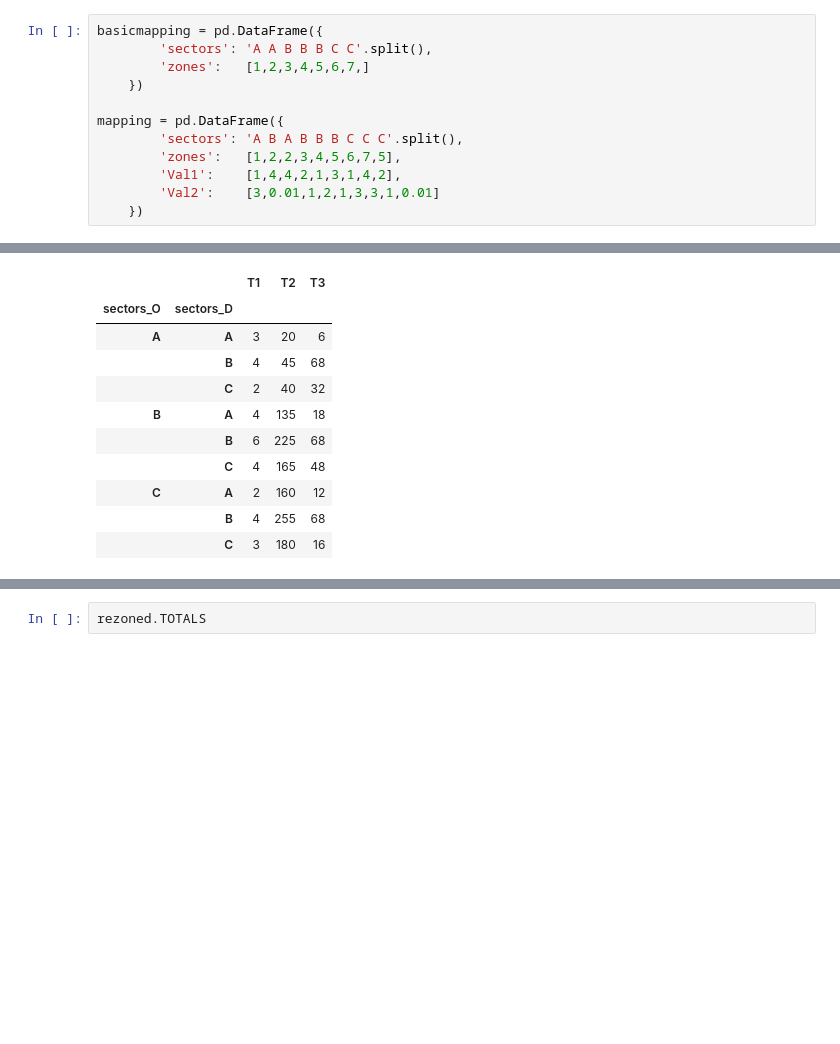
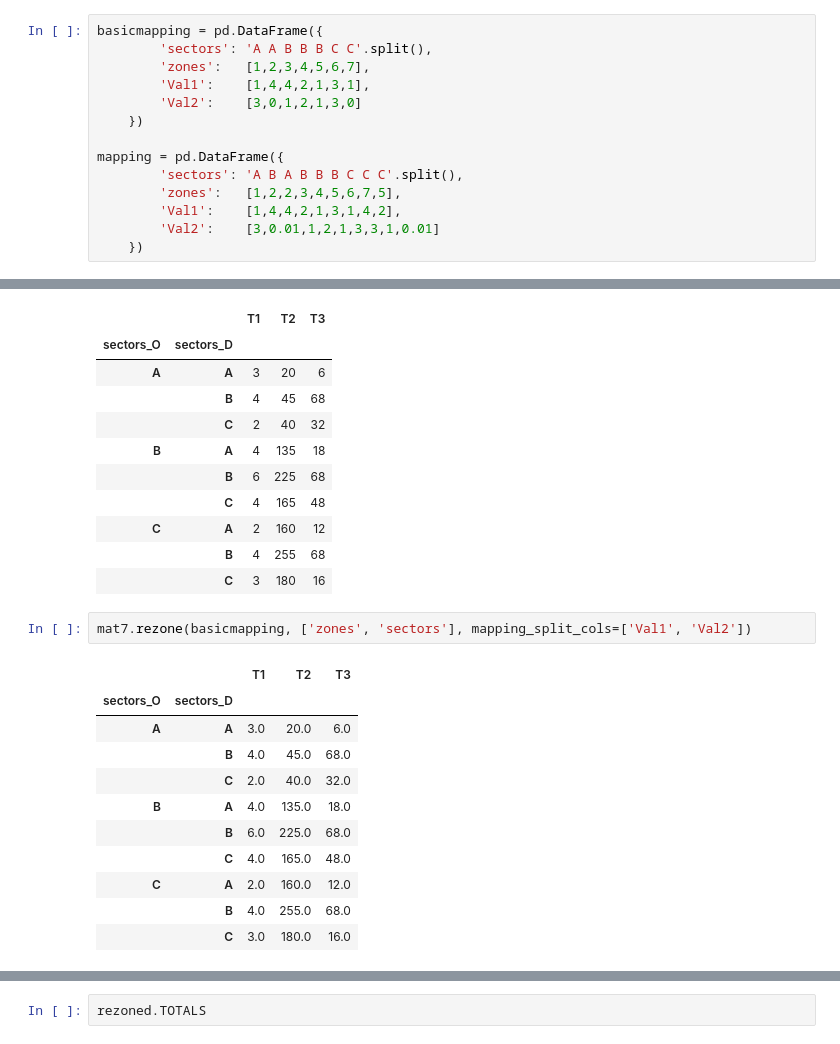
Before and after one commit to jabellcu/TPlanning_matrices, a Jupyter notebook: MatrixExamples.ipynb, the cells around one changed output, grey strips where cells are left out. Cells and saved outputs as stored; diff of their text form; blank space fills up the shorter version.

```diff
--- a/MatrixExamples.ipynb
+++ b/MatrixExamples.ipynb
@@ -153,7 +159,9 @@ mat7.TDp.matrix.T3
 # %%
 basicmapping = pd.DataFrame({
         'sectors': 'A A B B B C C'.split(),
-        'zones':   [1,2,3,4,5,6,7,]
+        'zones':   [1,2,3,4,5,6,7],
+        'Val1':    [1,4,4,2,1,3,1],
+        'Val2':    [3,0,1,2,1,3,0]
     })
 
 mapping = pd.DataFrame({
@@ -176,4 +184,18 @@ mat7.rezone(basicmapping, ['zones', 'sectors'])
 | C | A | 2 | 160 | 12 |
 |  | B | 4 | 255 | 68 |
 |  | C | 3 | 180 | 16 |
+# %%
+mat7.rezone(basicmapping, ['zones', 'sectors'], mapping_split_cols=['Val1', 'Val2'])
+# %% [output]
+|  |  | T1 | T2 | T3 |
+| sectors_O | sectors_D |  |  |  |
+| A | A | 3.0 | 20.0 | 6.0 |
+|  | B | 4.0 | 45.0 | 68.0 |
+|  | C | 2.0 | 40.0 | 32.0 |
+| B | A | 4.0 | 135.0 | 18.0 |
+|  | B | 6.0 | 225.0 | 68.0 |
+|  | C | 4.0 | 165.0 | 48.0 |
+| C | A | 2.0 | 160.0 | 12.0 |
+|  | B | 4.0 | 255.0 | 68.0 |
+|  | C | 3.0 | 180.0 | 16.0 |
 # %%
```
Also changed, not shown: parts of 14 cells of this notebook, 1 other file.
